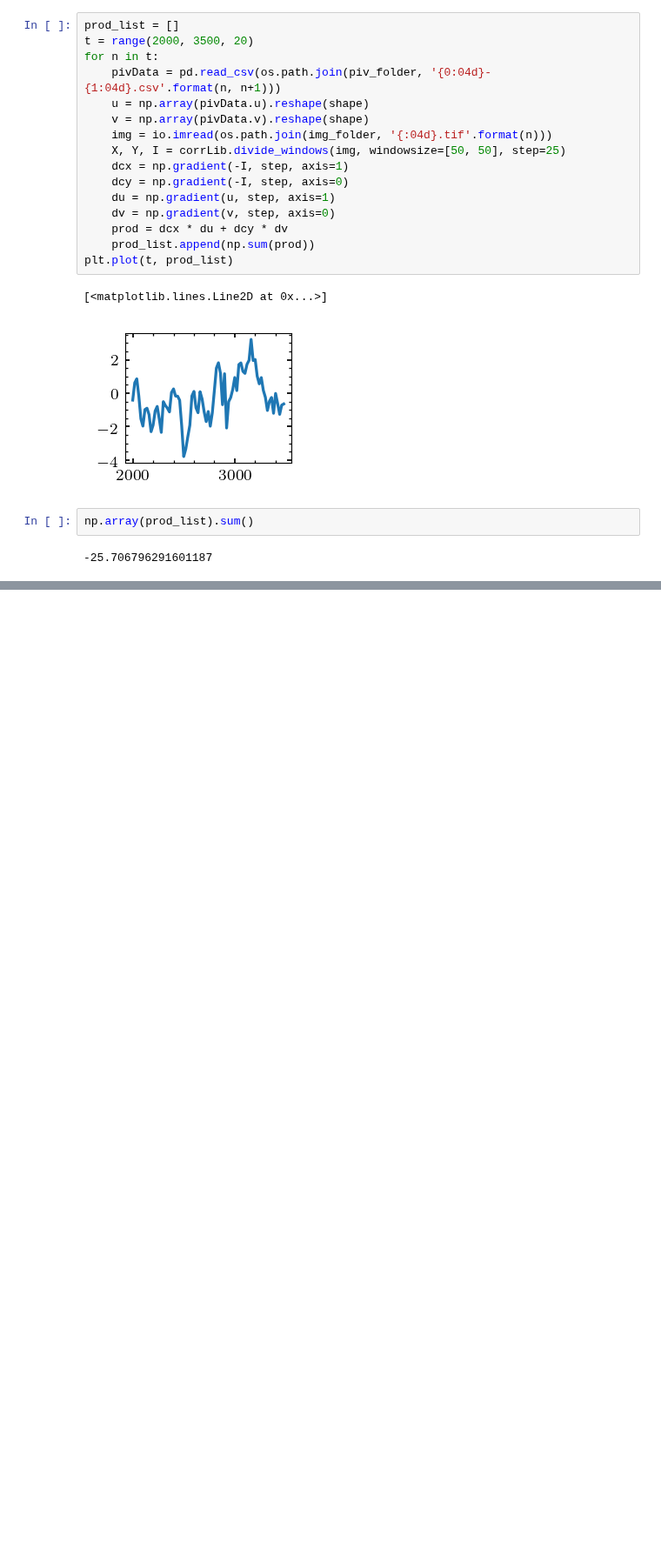
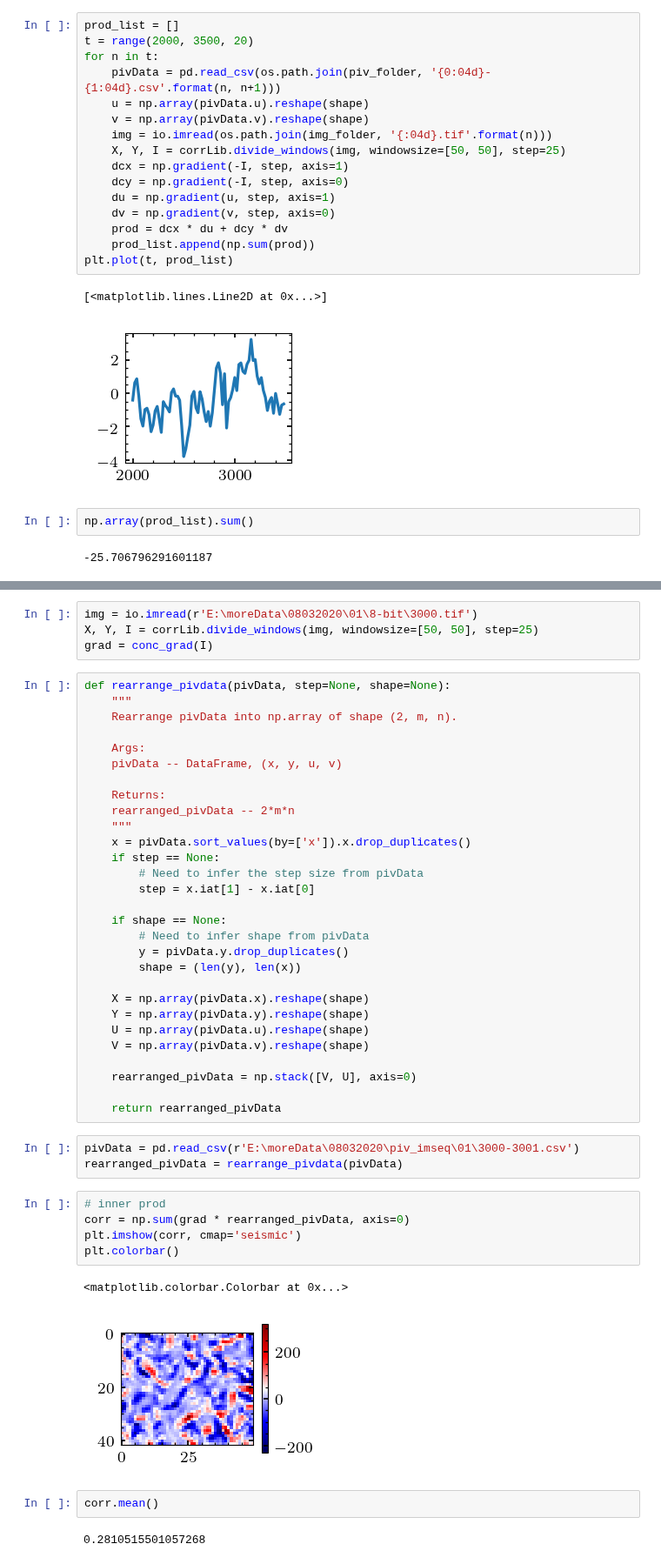
Before and after one commit to ZLoverty/Python, a Jupyter notebook: Correlation/src/fig-4_fields-7.ipynb, the cells around one changed output, grey strips where cells are left out. Shown at 87% size. Cells and saved outputs as stored; diff of their text form; blank space fills up the shorter version.

```diff
--- a/Correlation/src/fig-4_fields-7.ipynb
+++ b/Correlation/src/fig-4_fields-7.ipynb
@@ -86,0 +166,48 @@ np.array(prod_list).sum()
+# %%
+img = io.imread(r'E:\moreData\08032020\01\8-bit\3000.tif')
+X, Y, I = corrLib.divide_windows(img, windowsize=[50, 50], step=25)
+grad = conc_grad(I)
+# %%
+def rearrange_pivdata(pivData, step=None, shape=None):
+    """
+    Rearrange pivData into np.array of shape (2, m, n).
+
+    Args:
+    pivData -- DataFrame, (x, y, u, v)
+
+    Returns:
+    rearranged_pivData -- 2*m*n
+    """
+    x = pivData.sort_values(by=['x']).x.drop_duplicates()
+    if step == None:
+        # Need to infer the step size from pivData
+        step = x.iat[1] - x.iat[0]
+
+    if shape == None:
+        # Need to infer shape from pivData
+        y = pivData.y.drop_duplicates()
+        shape = (len(y), len(x))
+
+    X = np.array(pivData.x).reshape(shape)
+    Y = np.array(pivData.y).reshape(shape)
+    U = np.array(pivData.u).reshape(shape)
+    V = np.array(pivData.v).reshape(shape)
+
+    rearranged_pivData = np.stack([V, U], axis=0)
+
+    return rearranged_pivData
+# %%
+pivData = pd.read_csv(r'E:\moreData\08032020\piv_imseq\01\3000-3001.csv')
+rearranged_pivData = rearrange_pivdata(pivData)
+# %%
+# inner prod
+corr = np.sum(grad * rearranged_pivData, axis=0)
+plt.imshow(corr, cmap='seismic')
+plt.colorbar()
+# %% [output]
+<matplotlib.colorbar.Colorbar at 0x...>
+[figure, added]
+# %%
+corr.mean()
+# %% [output]
+0.2810515501057268
```
Also changed, not shown: parts of 13 cells of this notebook, 22 other files.
